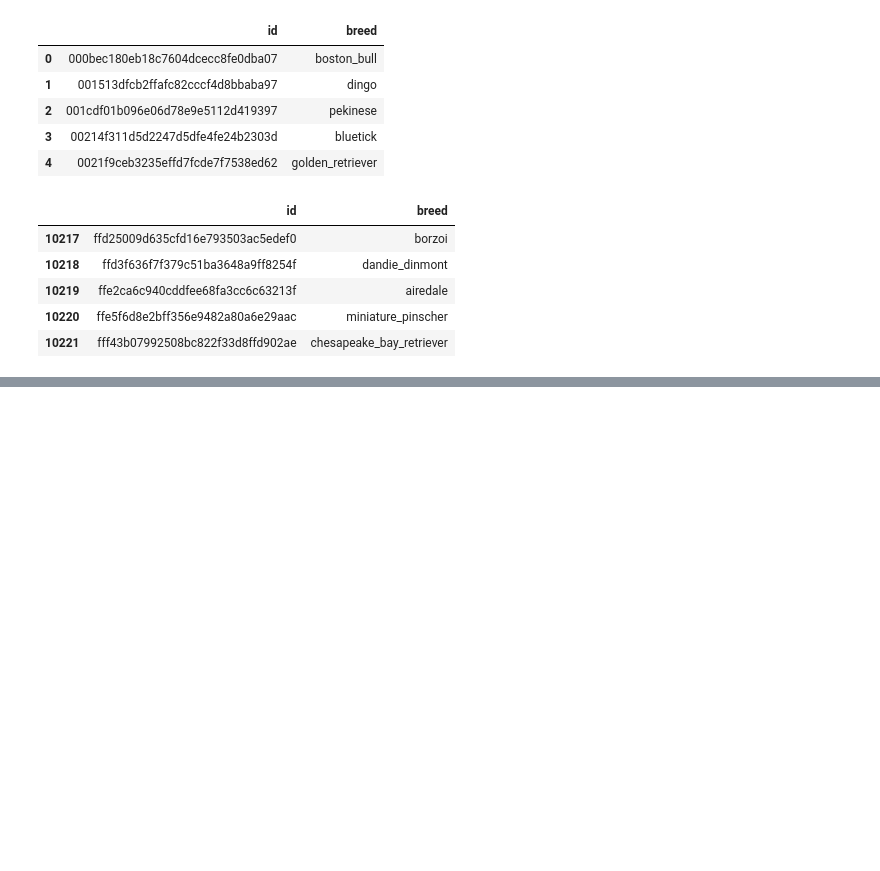
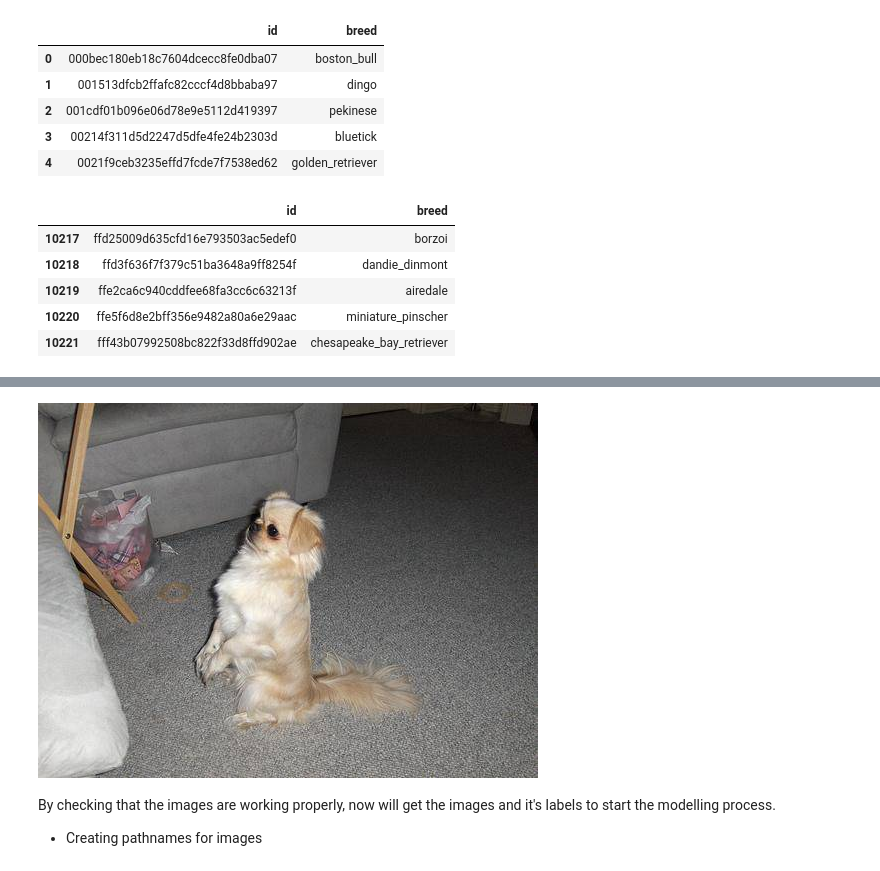
Before and after one commit to luizgmattos/Machine-Learning, a Jupyter notebook: DogBreed_Identification/DogBreed_Identification.ipynb, the cells around one changed output, grey strips where cells are left out. Saved outputs shown, nothing was run; the diff lists cells and outputs as text; code cells hidden in the pictures; blank space fills up the shorter version.

```diff
--- a/DogBreed_Identification/DogBreed_Identification.ipynb
+++ b/DogBreed_Identification/DogBreed_Identification.ipynb
@@ -85,0 +109,8 @@ dog_labels["breed"].value_counts().plot.bar(figsize=(20,10));
+# %%
+Image("C:/Users/dnek/Desktop/GitHub_Datasets/DogBreed_Dataset/train/001cdf01b096e06d78e9e5112d419397.jpg")
+# %% [output]
+[figure, added]
+# %% [markdown]
+By checking that the images are working properly, now will get the images and it's labels to start the modelling process.
+
+- Creating pathnames for images
```
Also changed, not shown: parts of 44 cells of this notebook.
